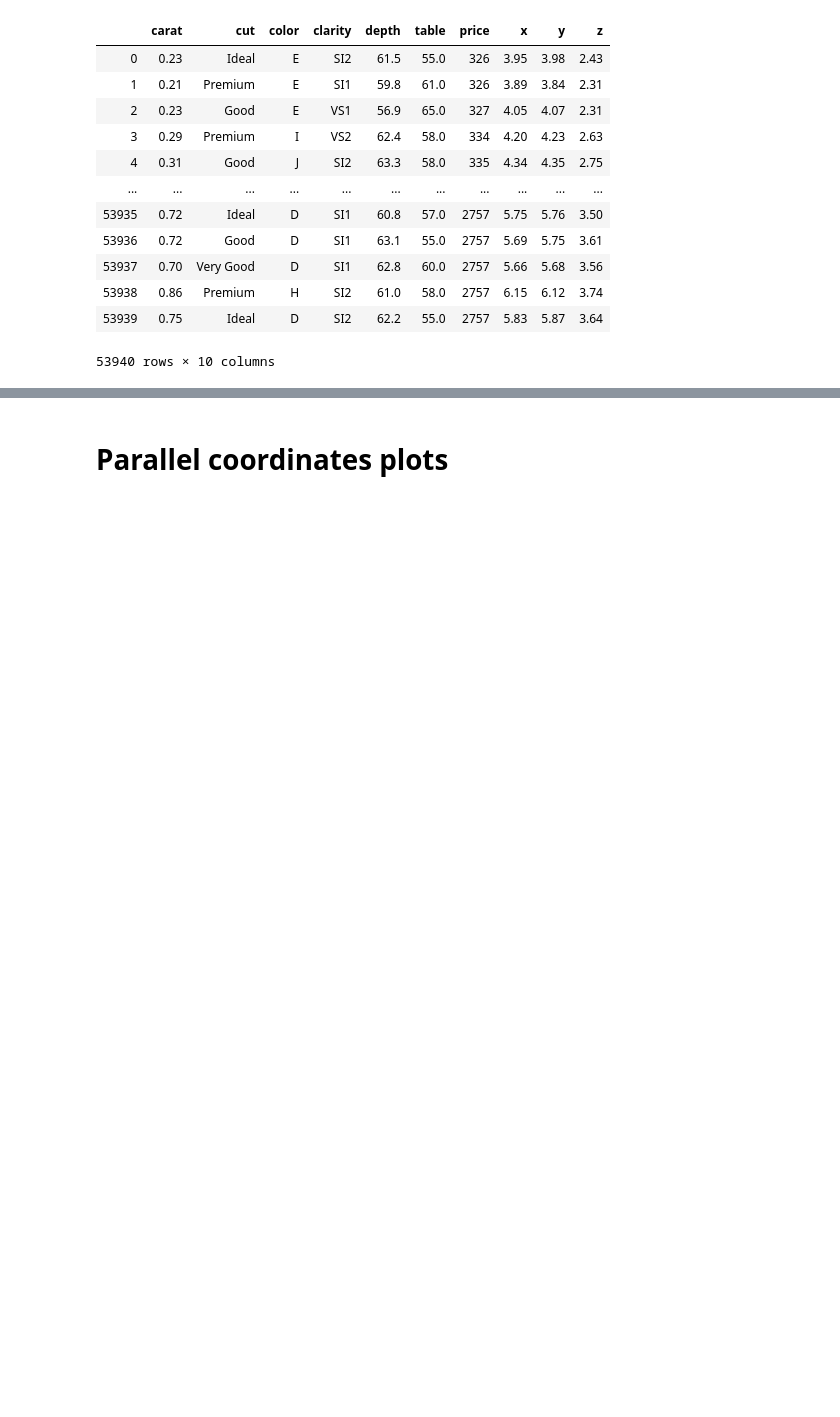
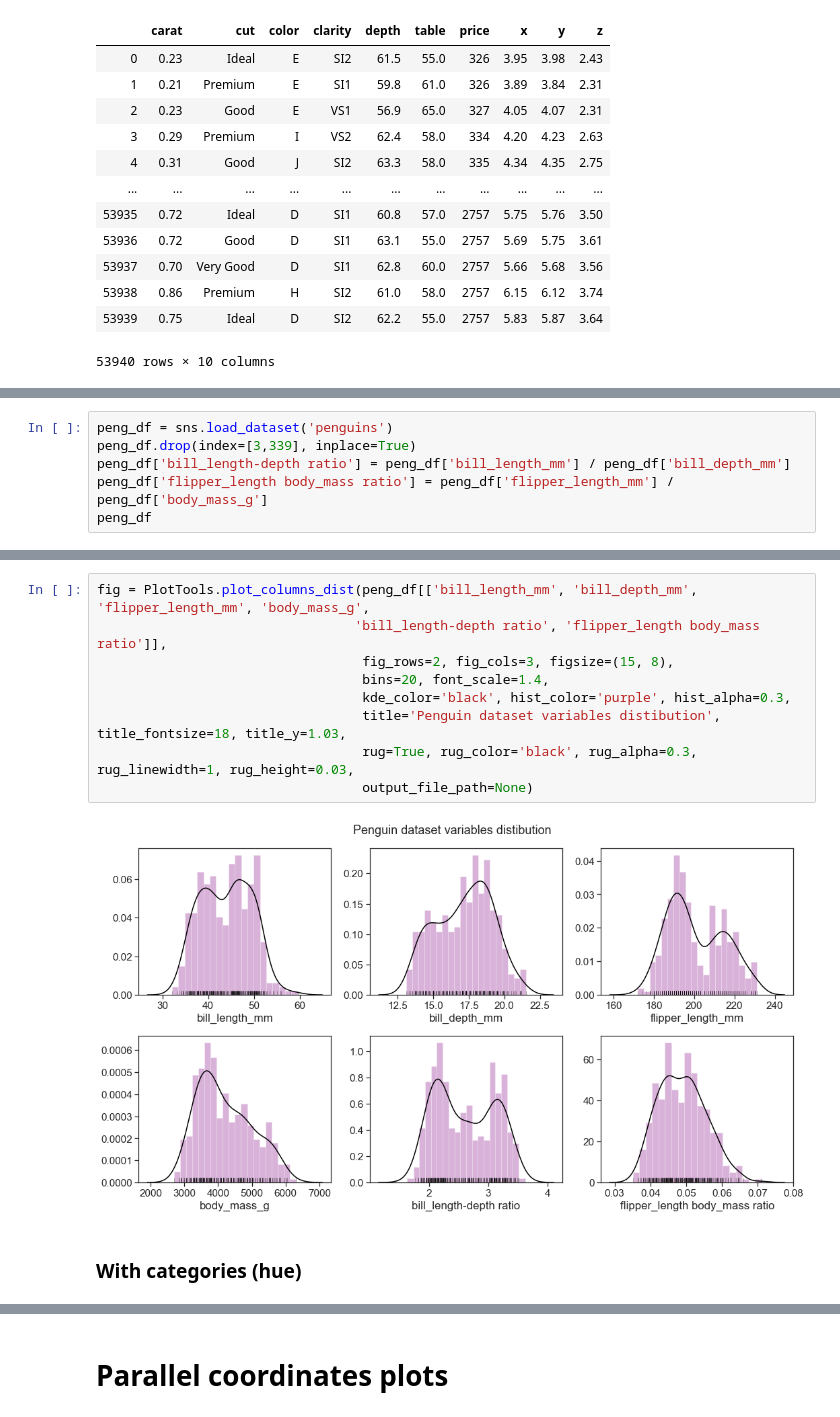
Before and after one commit to liel-cohen/LielTools, a Jupyter notebook: plots_examp.ipynb, the cells around one changed output, grey strips where cells are left out. Cells and saved outputs as stored; diff of their text form; blank space fills up the shorter version.

```diff
--- a/plots_examp.ipynb
+++ b/plots_examp.ipynb
@@ -78,0 +68,6 @@ peng_df
+# %%
+peng_df = sns.load_dataset('penguins')
+peng_df.drop(index=[3,339], inplace=True)
+peng_df['bill_length-depth ratio'] = peng_df['bill_length_mm'] / peng_df['bill_depth_mm']
+peng_df['flipper_length body_mass ratio'] = peng_df['flipper_length_mm'] / peng_df['body_mass_g']
+peng_df
@@ -78,0 +110,13 @@ peng_df
+# %%
+fig = PlotTools.plot_columns_dist(peng_df[['bill_length_mm', 'bill_depth_mm', 'flipper_length_mm', 'body_mass_g',
+                                 'bill_length-depth ratio', 'flipper_length body_mass ratio']],
+                                  fig_rows=2, fig_cols=3, figsize=(15, 8),
+                                  bins=20, font_scale=1.4,
+                                  kde_color='black', hist_color='purple', hist_alpha=0.3,
+                                  title='Penguin dataset variables distibution', title_fontsize=18, title_y=1.03,
+                                  rug=True, rug_color='black', rug_alpha=0.3, rug_linewidth=1, rug_height=0.03,
+                                  output_file_path=None)
+# %% [output]
+[figure, added]
+# %% [markdown]
+### With categories (hue)
```
Also changed, not shown: parts of 66 cells of this notebook, 17 other files.
